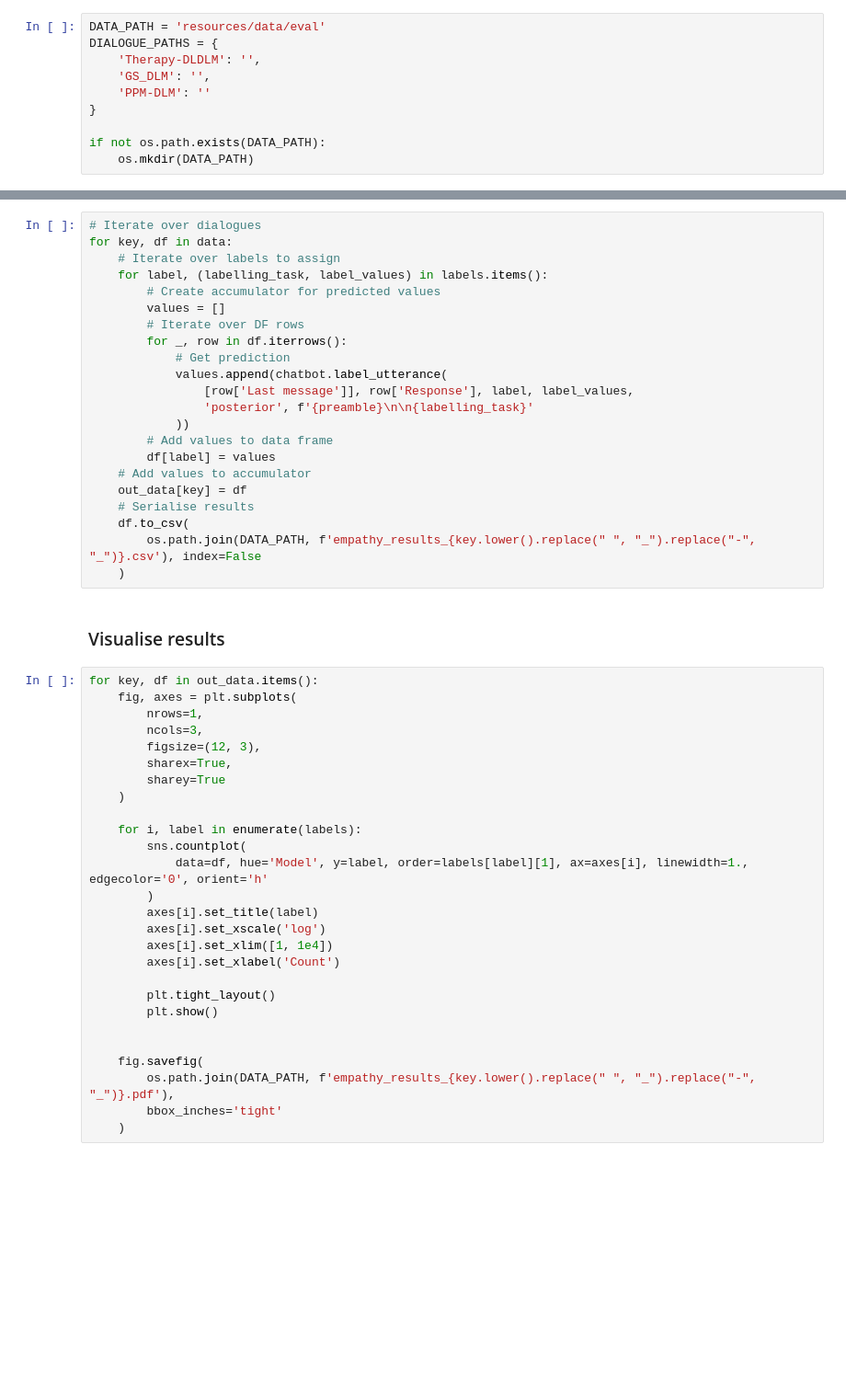
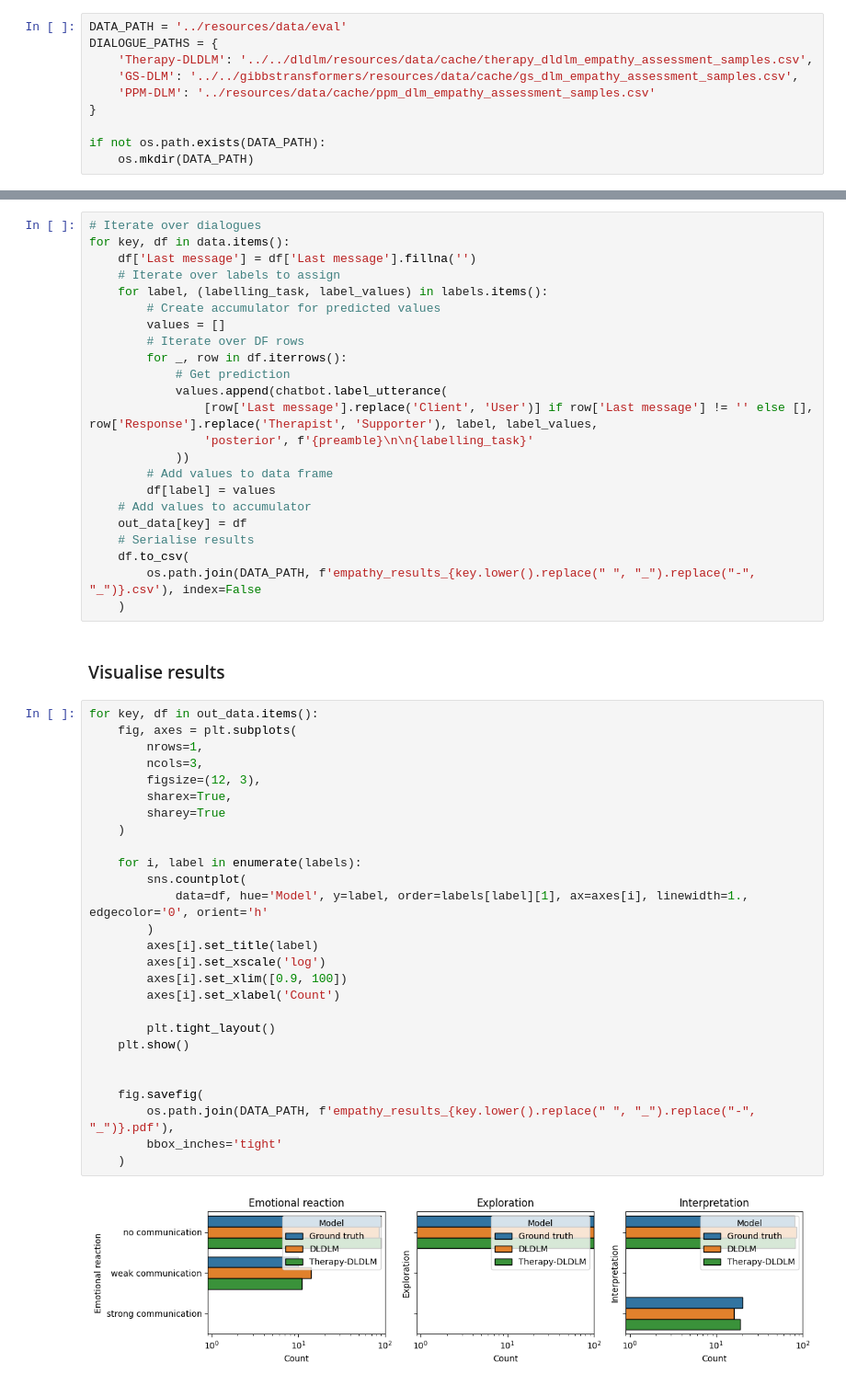
Before and after one commit to vincenzo-scotti/programmable_chatbot, a Jupyter notebook: notebooks/empathy_evaluation.ipynb, the cells around one changed output, grey strips where cells are left out. Shown at 92% size. Cells and saved outputs as stored; diff of their text form; blank space fills up the shorter version.

Commit message:
Finalise empathy evalaution

```diff
--- a/notebooks/empathy_evaluation.ipynb
+++ b/notebooks/empathy_evaluation.ipynb
@@ -19,11 +19,11 @@ import seaborn as sns
 # %% [markdown]
 ### Constants
 # %%
-DATA_PATH = 'resources/data/eval'
+DATA_PATH = '../resources/data/eval'
 DIALOGUE_PATHS = {
-    'Therapy-DLDLM': '',
-    'GS_DLM': '',
-    'PPM-DLM': ''
+    'Therapy-DLDLM': '../../dldlm/resources/data/cache/therapy_dldlm_empathy_assessment_samples.csv',
+    'GS-DLM': '../../gibbstransformers/resources/data/cache/gs_dlm_empathy_assessment_samples.csv',
+    'PPM-DLM': '../resources/data/cache/ppm_dlm_empathy_assessment_samples.csv'
 }
 
 if not os.path.exists(DATA_PATH):
@@ -96,7 +91,8 @@ global_label = 'Persona description of the speakers: \n' \
 out_data = {}
 # %%
 # Iterate over dialogues
-for key, df in data:
+for key, df in data.items():
+    df['Last message'] = df['Last message'].fillna('')
     # Iterate over labels to assign
     for label, (labelling_task, label_values) in labels.items():
         # Create accumulator for predicted values
@@ -105,7 +101,7 @@ for key, df in data:
         for _, row in df.iterrows():
             # Get prediction
             values.append(chatbot.label_utterance(
-                [row['Last message']], row['Response'], label, label_values,
+                [row['Last message'].replace('Client', 'User')] if row['Last message'] != '' else [], row['Response'].replace('Therapist', 'Supporter'), label, label_values,
                 'posterior', f'{preamble}\n\n{labelling_task}'
             ))
         # Add values to data frame
@@ -121,27 +117,29 @@ for key, df in data:
 # %%
 for key, df in out_data.items():
     fig, axes = plt.subplots(
         nrows=1,
         ncols=3,
         figsize=(12, 3),
         sharex=True,
         sharey=True
     )
 
     for i, label in enumerate(labels):
         sns.countplot(
             data=df, hue='Model', y=label, order=labels[label][1], ax=axes[i], linewidth=1., edgecolor='0', orient='h'
         )
         axes[i].set_title(label)
         axes[i].set_xscale('log')
-        axes[i].set_xlim([1, 1e4])
+        axes[i].set_xlim([0.9, 100])
         axes[i].set_xlabel('Count')
 
         plt.tight_layout()
-        plt.show()
+    plt.show()
 
 
     fig.savefig(
         os.path.join(DATA_PATH, f'empathy_results_{key.lower().replace(" ", "_").replace("-", "_")}.pdf'),
         bbox_inches='tight'
     )
+# %% [output]
+[figure, added]
```
Also changed, not shown: parts of 3 cells of this notebook, 1 other file.
